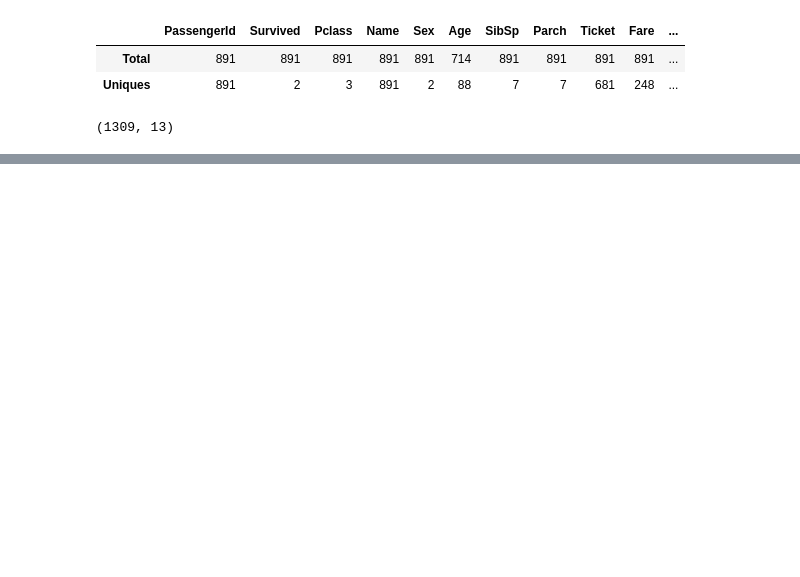
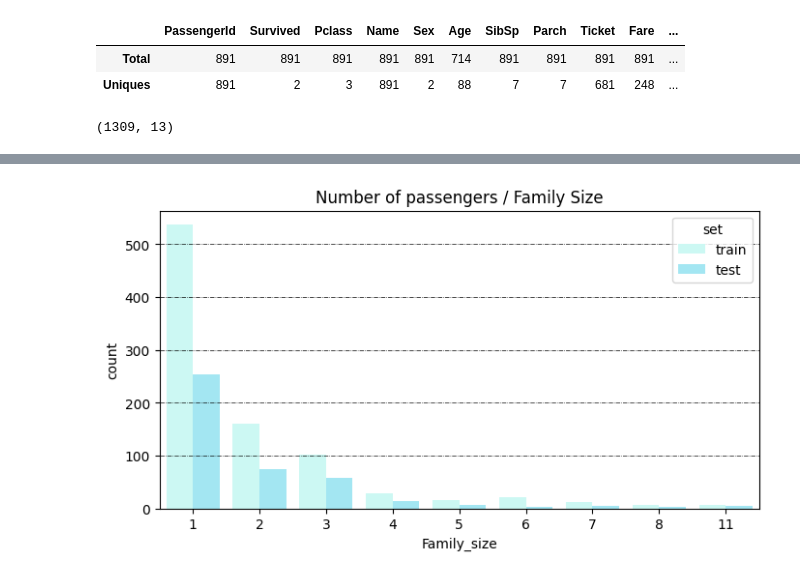
Before and after one commit to Hajoura91coding/Kaggle_course_notebook_mastering, a Jupyter notebook: notebook-mastering.ipynb, the cells around one changed output, grey strips where cells are left out. Drawn from its saved outputs; the diff is of its cells as text; code cells hidden in the pictures; blank space fills up the shorter version.

```diff
--- a/notebook-mastering.ipynb
+++ b/notebook-mastering.ipynb
@@ -170,0 +173,6 @@ dv.plot_distribution_pairs(dt, 'Age', 'title', hue="Survived")
+# %%
+dt["Family_size"] = (dt['Parch'] + dt['SibSp'])+1
+# %%
+dv.plot_count_pairs(dt, 'Family_size', 'Family Size', hue="set")
+# %% [output]
+[figure, added]
```
Also changed, not shown: parts of 28 cells of this notebook.
